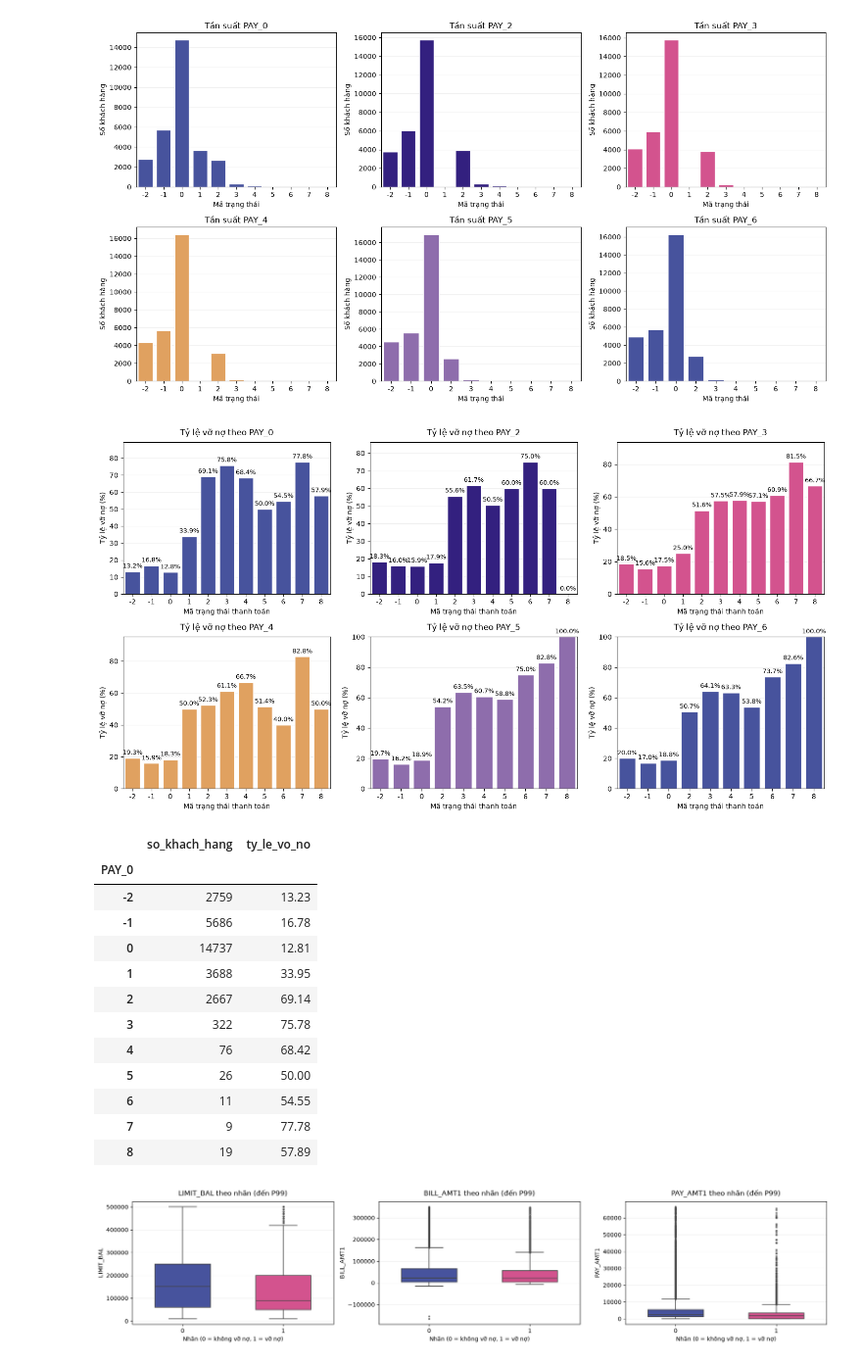
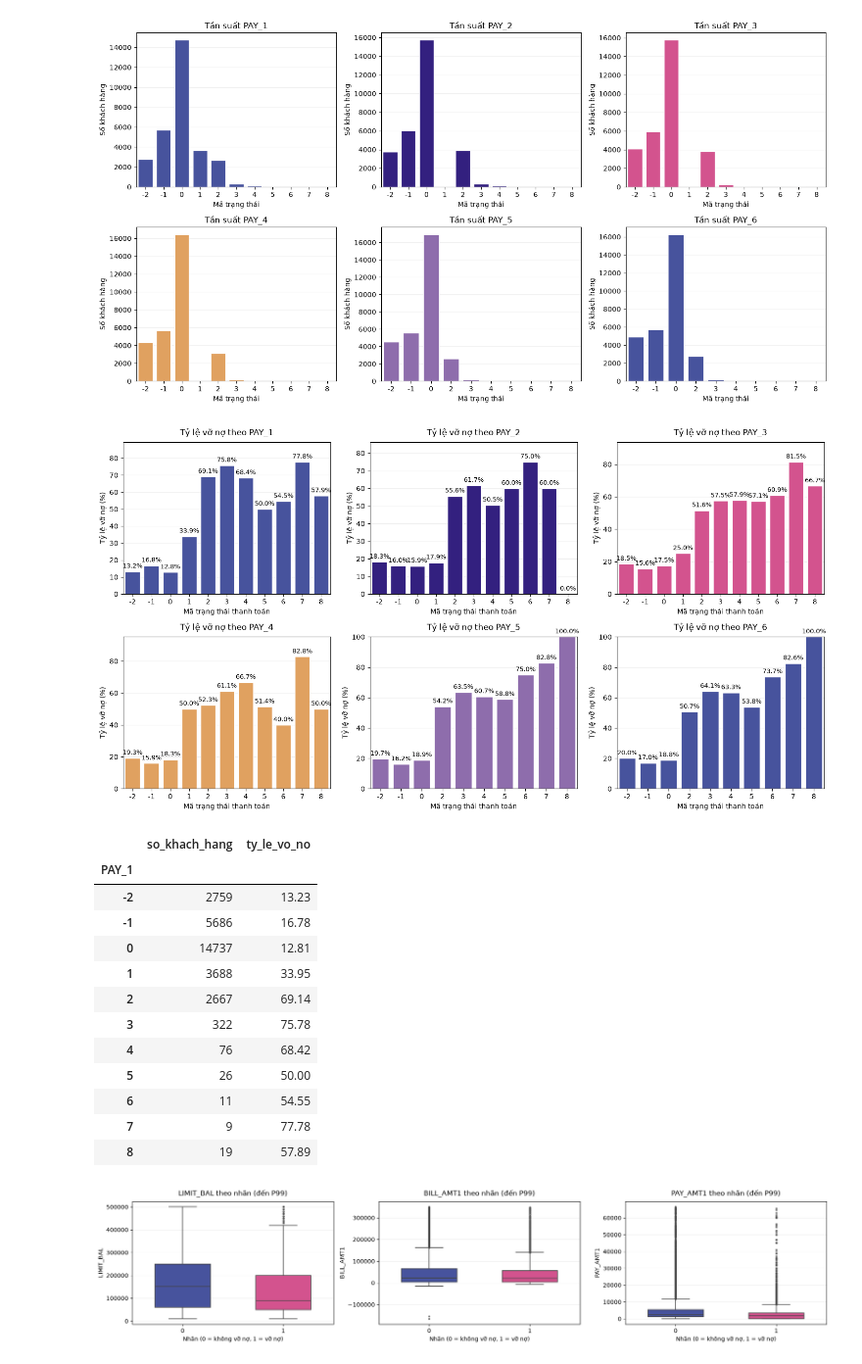
Before and after one commit to Nguen-03/ML_report, a Jupyter notebook: notebook/EDA.ipynb, the cells around one changed output. Shown at 98% size. Drawn from its saved outputs; the diff is of its cells as text; code cells hidden in the pictures.

```diff
--- a/notebook/EDA.ipynb
+++ b/notebook/EDA.ipynb
@@ -69,15 +69,14 @@ rename_map = {
     "X22": "PAY_AMT5",
     "X23": "PAY_AMT6"
 }
-
-df.rename(columns=rename_map, inplace=True)
+df = df.rename(columns=rename_map)
 print("Ten cot sau khi chuan hoa: ", df.columns.tolist())
 
 if "default_next_month" in df.columns:
     candidates=[c for c in df.columns if "default" in c.lower() or c.lower()=="Y"]
     if candidates:
         df=df.rename(columns={candidates[-1]:"default_next_month"})
-
+df = df.rename(columns={'PAY_0':'PAY_1'})
 if "default_next_month" not in df.columns:
     raise ValueError("Không tìm thấy cột nhãn. Hãy kiểm tra tên cột của file dữ liệu.")
 
@@ -345,7 +343,7 @@ Tỷ lệ vỡ nợ (nhãn 1): 22.12%
 # %%
 bill_cols = [f"BILL_AMT{i}" for i in range(1, 7)]
 payment_cols = [f"PAY_AMT{i}" for i in range(1, 7)]
-pay_cols = ["PAY_0", "PAY_2", "PAY_3", "PAY_4", "PAY_5", "PAY_6"]
+pay_cols = ["PAY_1", "PAY_2", "PAY_3", "PAY_4", "PAY_5", "PAY_6"]
 
 # Hạn mức tín dụng và tuổi
 import matplotlib.pyplot as plt
@@ -555,37 +553,37 @@ if valid_pay_cols:
         ax.tick_params(axis="x", rotation=0)
         ax.set_ylim(0, min(100, max(rate.max() * 1.15, 5)))
         ax.grid(axis="y", alpha=0.2)
         ax.set_axisbelow(True)
 
     # Ẩn các ô biểu đồ không sử dụng
     for ax in axes[len(valid_pay_cols):]:
         ax.set_visible(False)
 
     fig.patch.set_facecolor("#FFFFFF")
     plt.tight_layout()
     plt.show()
 
 
-# Bảng tỷ lệ vỡ nợ theo PAY_0
-if "PAY_0" in df.columns:
+# Bảng tỷ lệ vỡ nợ theo PAY_1
+if "PAY_1" in df.columns:
     summary = (
-        df.groupby("PAY_0")[target]
+        df.groupby("PAY_1")[target]
         .agg(["count", "mean"])
         .rename(columns={
             "count": "so_khach_hang",
             "mean": "ty_le_vo_no"
         })
     )
 
     summary["ty_le_vo_no"] = (
         summary["ty_le_vo_no"] * 100
     ).round(2)
 
     display(summary)
 # %% [output]
 [figure]
 |  | so_khach_hang | ty_le_vo_no |
-| PAY_0 |  |  |
+| PAY_1 |  |  |
 | -2 | 2759 | 13.23 |
 | -1 | 5686 | 16.78 |
 | 0 | 14737 | 12.81 |
```
Also changed, not shown: parts of 5 cells of this notebook, 7 other files.
